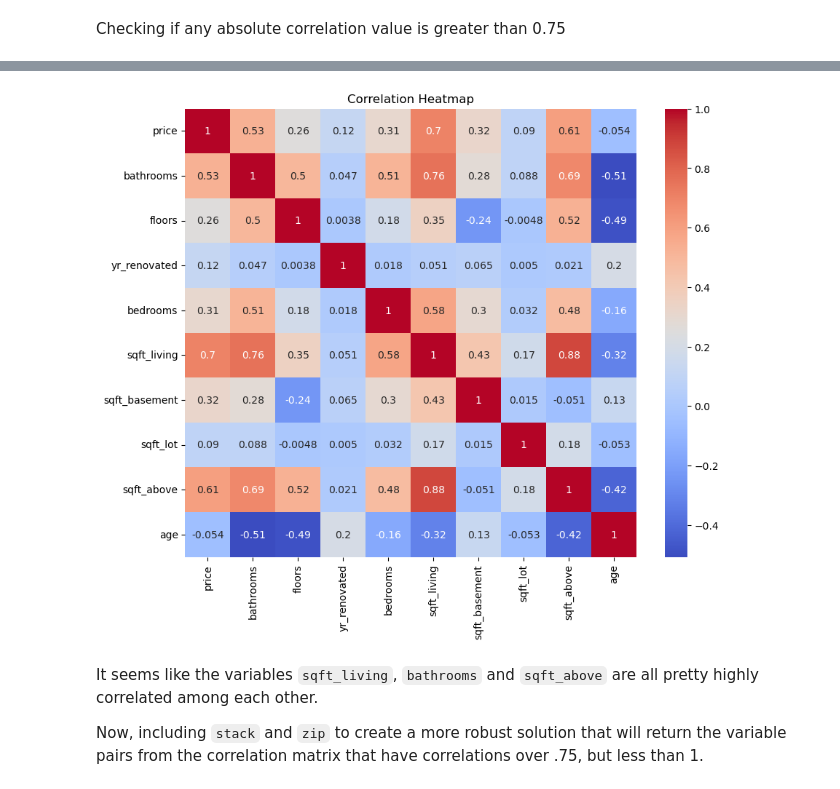
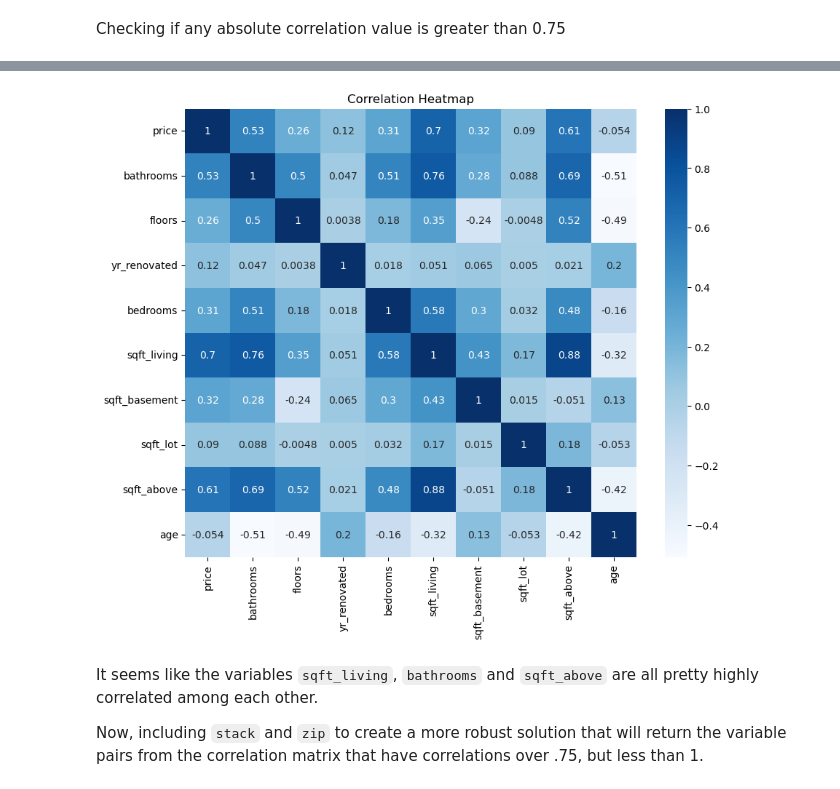
Before and after one commit to LEE-NANGI/PHASE-2-PROJECT, a Jupyter notebook: student.ipynb, the cells around one changed output, grey strips where cells are left out. Cells and saved outputs as stored; diff of their text form; code cells hidden in the pictures.

```diff
--- a/student.ipynb
+++ b/student.ipynb
@@ -460,12 +449,12 @@ abs(corr_df.corr()) > 0.75
 # %%
 # A correlation heatmap
 
 plt.figure(figsize=(10, 8))
-sns.heatmap(corr_df.corr(), annot=True, cmap="coolwarm")
+sns.heatmap(corr_df.corr(), annot=True, cmap="Blues")
 plt.title("Correlation Heatmap")
 plt.show()
 # %% [output]
-[figure, old version]
+[figure, new version]
 # %% [markdown]
 It seems like the variables `sqft_living`, `bathrooms` and `sqft_above` are all pretty highly correlated among each other.
 
```
Also changed, not shown: parts of 22 cells of this notebook, 6 other files.
